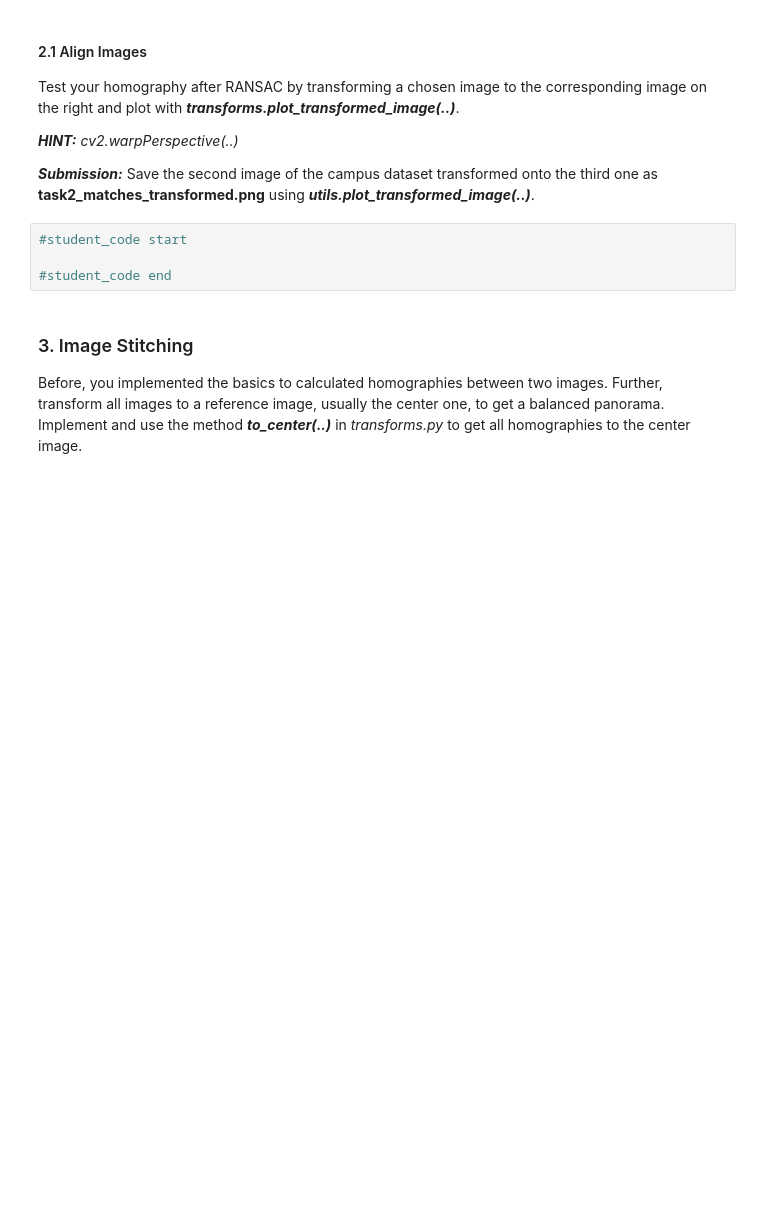
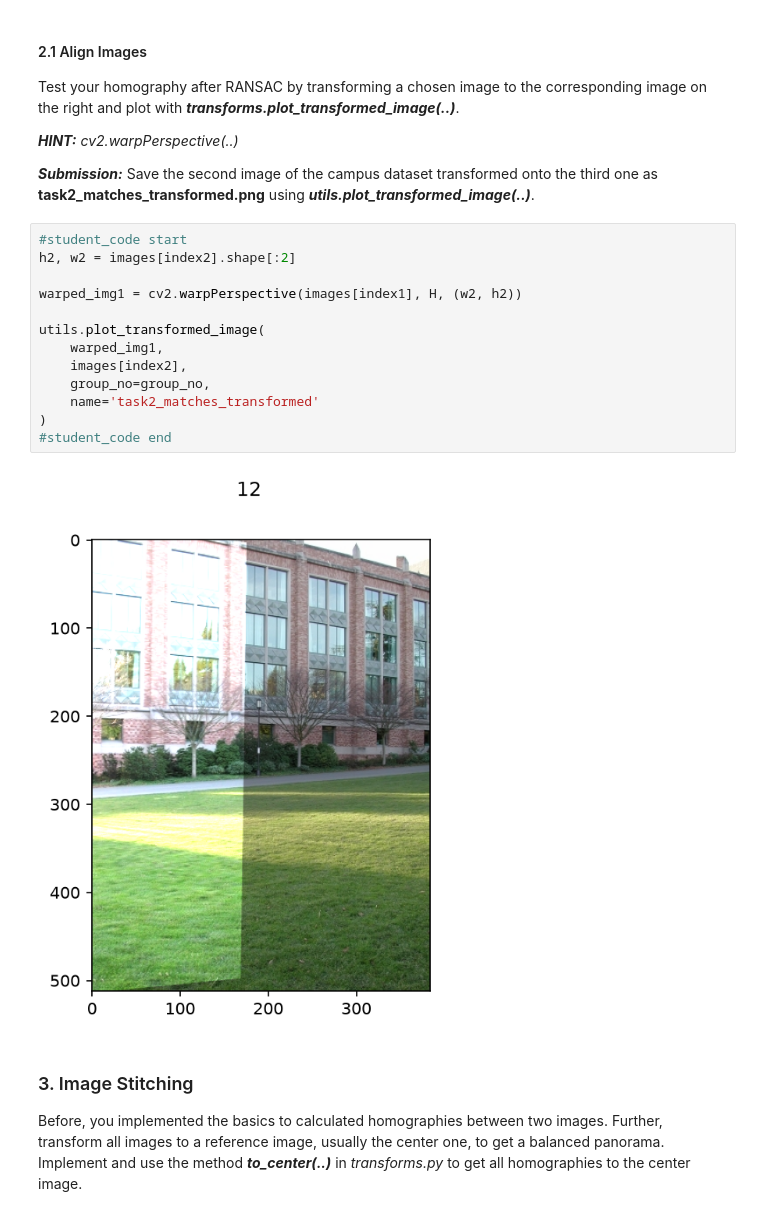
Before and after one commit to nkbtu/CV2026-27_assignment1, a Jupyter notebook: TASK2/Task2.ipynb, the cells around one changed output. Cells and saved outputs as stored; diff of their text form; blank space fills up the shorter version.

Commit message:
feat: transform image 2 matches to image 3

```diff
--- a/TASK2/Task2.ipynb
+++ b/TASK2/Task2.ipynb
@@ -128,10 +128,21 @@ _cv2.warpPerspective(..)_
 
 
 ***Submission:*** Save the second image of the campus dataset transformed onto the third one as **task2_matches_transformed.png** using ***utils.plot_transformed_image(..)***.
-# %%
-#student_code start
-
-#student_code end
+# %%
+#student_code start
+h2, w2 = images[index2].shape[:2]
+
+warped_img1 = cv2.warpPerspective(images[index1], H, (w2, h2))
+
+utils.plot_transformed_image(
+    warped_img1,
+    images[index2],
+    group_no=group_no,
+    name='task2_matches_transformed'
+)
+#student_code end
+# %% [output]
+[figure, added]
 # %% [markdown]
 ### 3. Image Stitching
 
```
Also changed, not shown: 1 other file.
